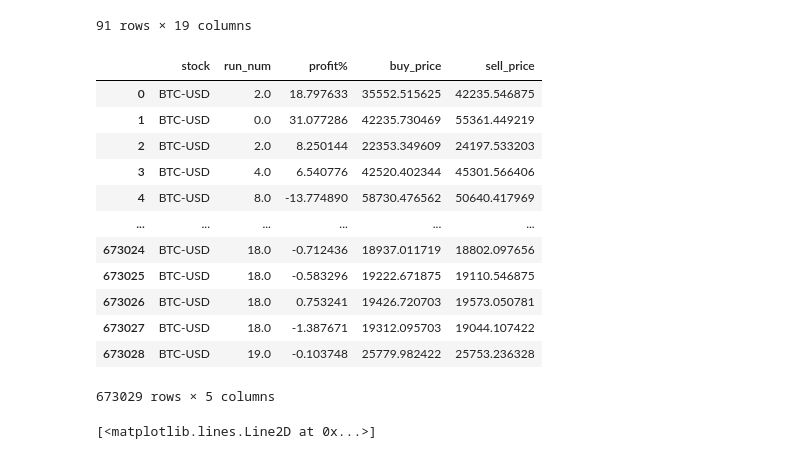
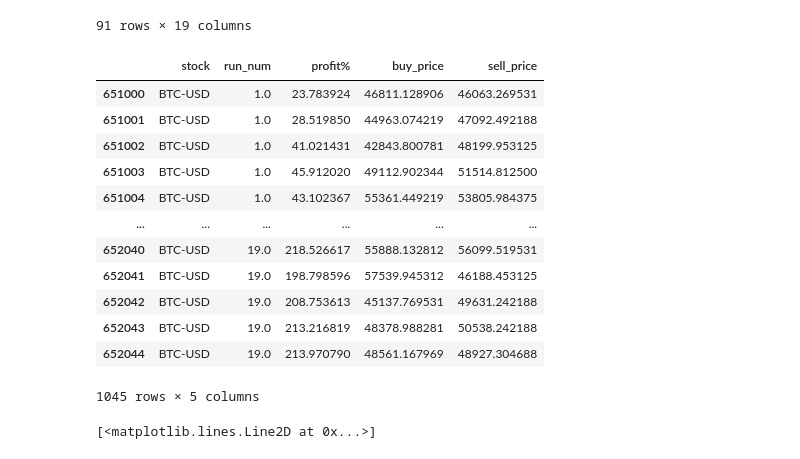
Before and after one commit to mason-lee19/stockTrader_NEAT, a Jupyter notebook: Notebooks/workplace.ipynb, the cells around one changed output. Cells and saved outputs as stored; diff of their text form; code cells hidden in the pictures.

```diff
--- a/Notebooks/workplace.ipynb
+++ b/Notebooks/workplace.ipynb
@@ -79,21 +79,22 @@ results_db_config = DatabaseConfig(table_name=table_name,url=connection_str)
 results_db = ResultsDataHandler(results_db_config)
 
 df = results_db.query_results()
-df
-# %% [output]
-|  | stock | run_num | profit% | buy_price | sell_price |
-| 0 | BTC-USD | 2.0 | 18.797633 | 35552.515625 | 42235.546875 |
-| 1 | BTC-USD | 0.0 | 31.077286 | 42235.730469 | 55361.449219 |
-| 2 | BTC-USD | 2.0 | 8.250144 | 22353.349609 | 24197.533203 |
-| 3 | BTC-USD | 4.0 | 6.540776 | 42520.402344 | 45301.566406 |
-| 4 | BTC-USD | 8.0 | -13.774890 | 58730.476562 | 50640.417969 |
-| ... | ... | ... | ... | ... | ... |
-| 673024 | BTC-USD | 18.0 | -0.712436 | 18937.011719 | 18802.097656 |
-| 673025 | BTC-USD | 18.0 | -0.583296 | 19222.671875 | 19110.546875 |
-| 673026 | BTC-USD | 18.0 | 0.753241 | 19426.720703 | 19573.050781 |
-| 673027 | BTC-USD | 18.0 | -1.387671 | 19312.095703 | 19044.107422 |
-| 673028 | BTC-USD | 19.0 | -0.103748 | 25779.982422 | 25753.236328 |
-673029 rows × 5 columns
+# %%
+df[651000::]
+# %% [output]
+|  | stock | run_num | profit% | buy_price | sell_price |
+| 651000 | BTC-USD | 1.0 | 23.783924 | 46811.128906 | 46063.269531 |
+| 651001 | BTC-USD | 1.0 | 28.519850 | 44963.074219 | 47092.492188 |
+| 651002 | BTC-USD | 1.0 | 41.021431 | 42843.800781 | 48199.953125 |
+| 651003 | BTC-USD | 1.0 | 45.912020 | 49112.902344 | 51514.812500 |
+| 651004 | BTC-USD | 1.0 | 43.102367 | 55361.449219 | 53805.984375 |
+| ... | ... | ... | ... | ... | ... |
+| 652040 | BTC-USD | 19.0 | 218.526617 | 55888.132812 | 56099.519531 |
+| 652041 | BTC-USD | 19.0 | 198.798596 | 57539.945312 | 46188.453125 |
+| 652042 | BTC-USD | 19.0 | 208.753613 | 45137.769531 | 49631.242188 |
+| 652043 | BTC-USD | 19.0 | 213.216819 | 48378.988281 | 50538.242188 |
+| 652044 | BTC-USD | 19.0 | 213.970790 | 48561.167969 | 48927.304688 |
+1045 rows × 5 columns
 # %%
 plt.plot(df['profit%'].iloc[600000:])
 # %% [output]
```
Also changed, not shown: 6 other files.
